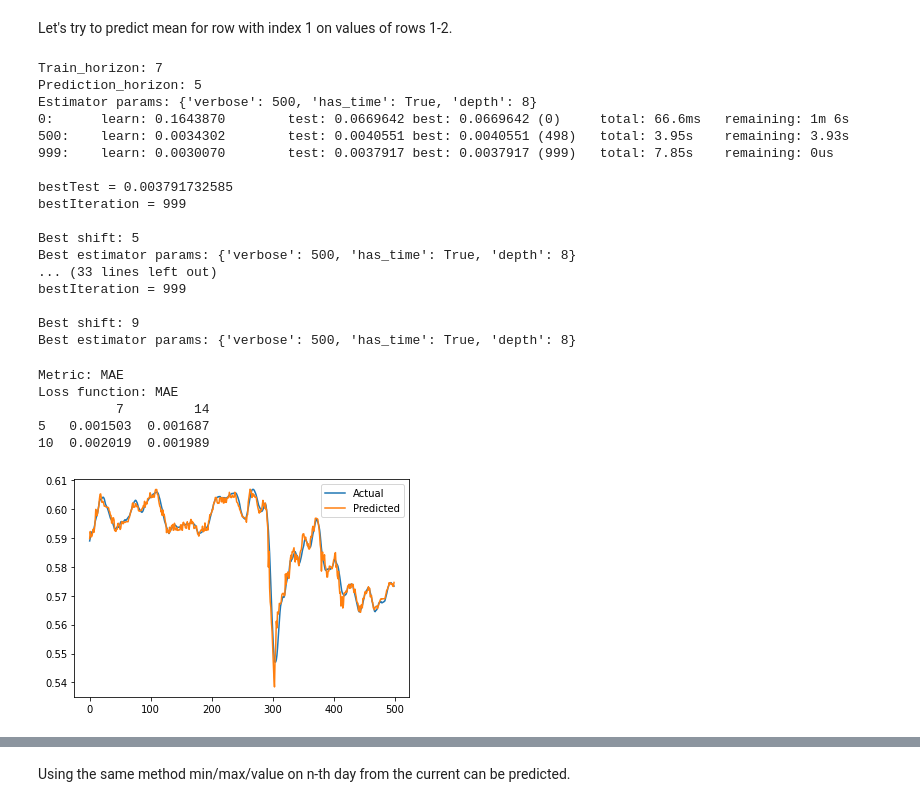
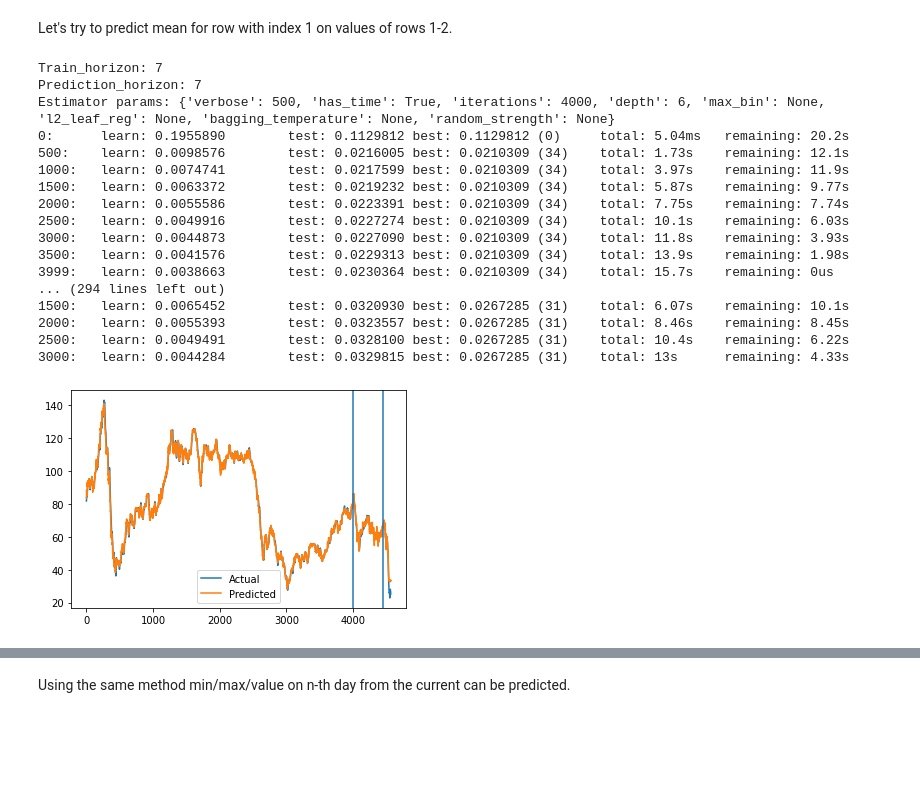
Before and after one commit to nickpon/ruble_oil_prediction, a Jupyter notebook: experiments/CatBoost experiments.ipynb, the cells around one changed output, grey strips where cells are left out. Drawn from its saved outputs; the diff is of its cells as text; code cells hidden in the pictures; blank space fills up the shorter version.

Commit message:
CatBoost experiments

```diff
--- a/experiments/CatBoost experiments.ipynb
+++ b/experiments/CatBoost experiments.ipynb
@@ -69,21 +92,3 @@ for row_ind in range(d_size):
 As we can see, there is no point to predict for 0, 3 and 4 rows because the range of values in validation and test part significantly differes from the train part.
 # %% [markdown]
 Let's try to predict mean for row with index 1 on values of rows 1-2.
-# %%
-mae_union_catboost_eval = CatBoostEvaluator(
-    regressor=UnionCatBoost,
-    preprocessor=preprocessor,
-    function_x=lambda x: x[:, :, 1],
-    function_y=lambda y: y[:, :, 1].mean(axis=-1),
-    train_horizons=train_horizons,
-    prediction_horizons=prediction_horizons,
-    metric=mean_absolute_error,
-    metric_name='MAE',
-    loss_function='MAE',
-    grid_search_params={
-        'verbose': [500],
-        'has_time': [True],
-        'depth': [8],
-    },
-    use_gpu=False,
-)
@@ -90,28 +122,20 @@ mae_union_catboost_eval = CatBoostEvaluator(
 # %%
-mae_union_catboost_eval.evaluate_params()
+mae_union_catboost_eval_linear.evaluate_params()
 # %% [output]
 Train_horizon: 7
-Prediction_horizon: 5
-Estimator params: {'verbose': 500, 'has_time': True, 'depth': 8}
-0:      learn: 0.1643870        test: 0.0669642 best: 0.0669642 (0)     total: 66.6ms   remaining: 1m 6s
-500:    learn: 0.0034302        test: 0.0040551 best: 0.0040551 (498)   total: 3.95s    remaining: 3.93s
-999:    learn: 0.0030070        test: 0.0037917 best: 0.0037917 (999)   total: 7.85s    remaining: 0us
-
-bestTest = 0.003791732585
-bestIteration = 999
-
-Best shift: 5
-Best estimator params: {'verbose': 500, 'has_time': True, 'depth': 8}
-... (33 lines left out)
-bestIteration = 999
-
-Best shift: 9
-Best estimator params: {'verbose': 500, 'has_time': True, 'depth': 8}
+Prediction_horizon: 7
+Estimator params: {'verbose': 500, 'has_time': True, 'iterations': 4000, 'depth': 6, 'max_bin': None, 'l2_leaf_reg': None, 'bagging_temperature': None, 'random_strength': None}
+0:      learn: 0.1955890        test: 0.1129812 best: 0.1129812 (0)     total: 5.04ms   remaining: 20.2s
+500:    learn: 0.0098576        test: 0.0216005 best: 0.0210309 (34)    total: 1.73s    remaining: 12.1s
+1000:   learn: 0.0074741        test: 0.0217599 best: 0.0210309 (34)    total: 3.97s    remaining: 11.9s
+1500:   learn: 0.0063372        test: 0.0219232 best: 0.0210309 (34)    total: 5.87s    remaining: 9.77s
+2000:   learn: 0.0055586        test: 0.0223391 best: 0.0210309 (34)    total: 7.75s    remaining: 7.74s
+2500:   learn: 0.0049916        test: 0.0227274 best: 0.0210309 (34)    total: 10.1s    remaining: 6.03s
+3000:   learn: 0.0044873        test: 0.0227090 best: 0.0210309 (34)    total: 11.8s    remaining: 3.93s
+3500:   learn: 0.0041576        test: 0.0229313 best: 0.0210309 (34)    total: 13.9s    remaining: 1.98s
+3999:   learn: 0.0038663        test: 0.0230364 best: 0.0210309 (34)    total: 15.7s    remaining: 0us
+... (294 lines left out)
+1500:   learn: 0.0065452        test: 0.0320930 best: 0.0267285 (31)    total: 6.07s    remaining: 10.1s
+2000:   learn: 0.0055393        test: 0.0323557 best: 0.0267285 (31)    total: 8.46s    remaining: 8.45s
+2500:   learn: 0.0049491        test: 0.0328100 best: 0.0267285 (31)    total: 10.4s    remaining: 6.22s
+3000:   learn: 0.0044284        test: 0.0329815 best: 0.0267285 (31)    total: 13s      remaining: 4.33s
-# %%
-mae_union_catboost_eval.form_table()
-# %% [output]
-Metric: MAE
-Loss function: MAE
-          7         14
-5   0.001503  0.001687
-10  0.002019  0.001989
@@ -118,9 +187,10 @@ Loss function: MAE
 # %%
+#Linear
 mae_union_catboost_eval.plot_union(
-    train_horizon=14,
-    pred_horizon=10,
-    start_ind=35000,
-    end_ind=35500,
+    train_horizon=7,
+    pred_horizon=7,
+    start_ind=0,
+    end_ind=None,
 )
 # %% [output]
-[figure, old version]
+[figure, new version]
```
Also changed, not shown: parts of 27 cells of this notebook, 8 other files.
